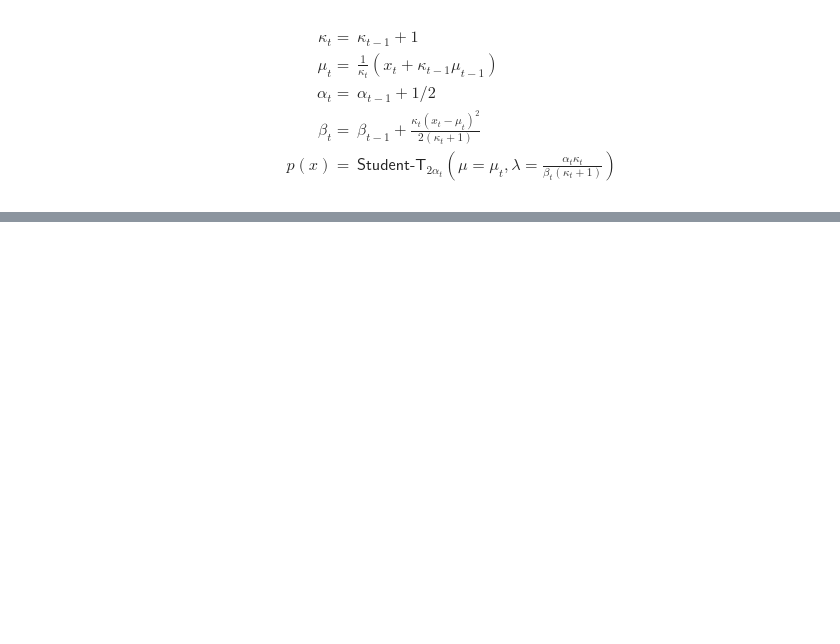
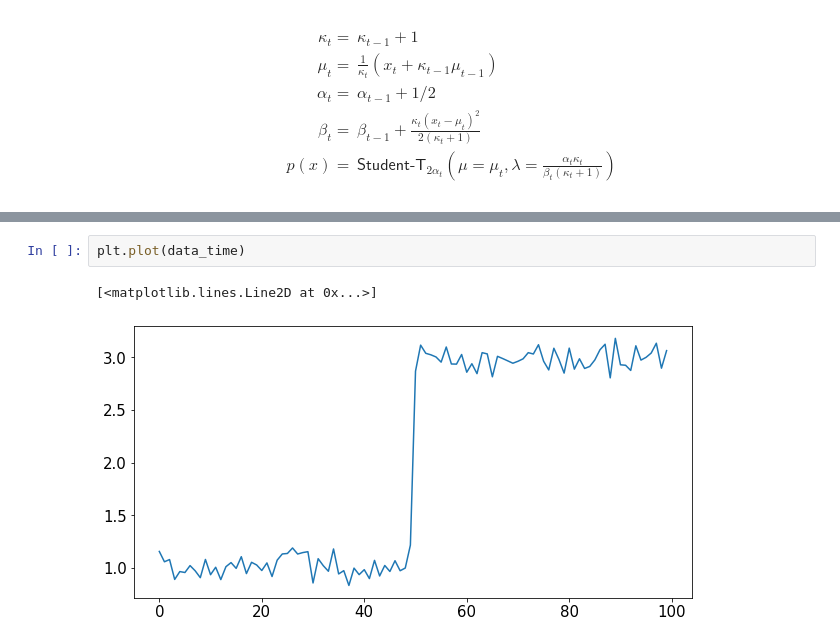
Before and after one commit to sithankanna/naive-bayesians, a Jupyter notebook: misc/hierarchical_bayesian/bayesian_online_change_point_detection.ipynb, the cells around one changed output, grey strips where cells are left out. Cells and saved outputs as stored; diff of their text form; blank space fills up the shorter version.

```diff
--- a/misc/hierarchical_bayesian/bayesian_online_change_point_detection.ipynb
+++ b/misc/hierarchical_bayesian/bayesian_online_change_point_detection.ipynb
@@ -458,0 +562,5 @@ pd.DataFrame(pis)
+# %%
+plt.plot(data_time)
+# %% [output]
+[<matplotlib.lines.Line2D at 0x...>]
+[figure, added]
```
Also changed, not shown: parts of 27 cells of this notebook.
